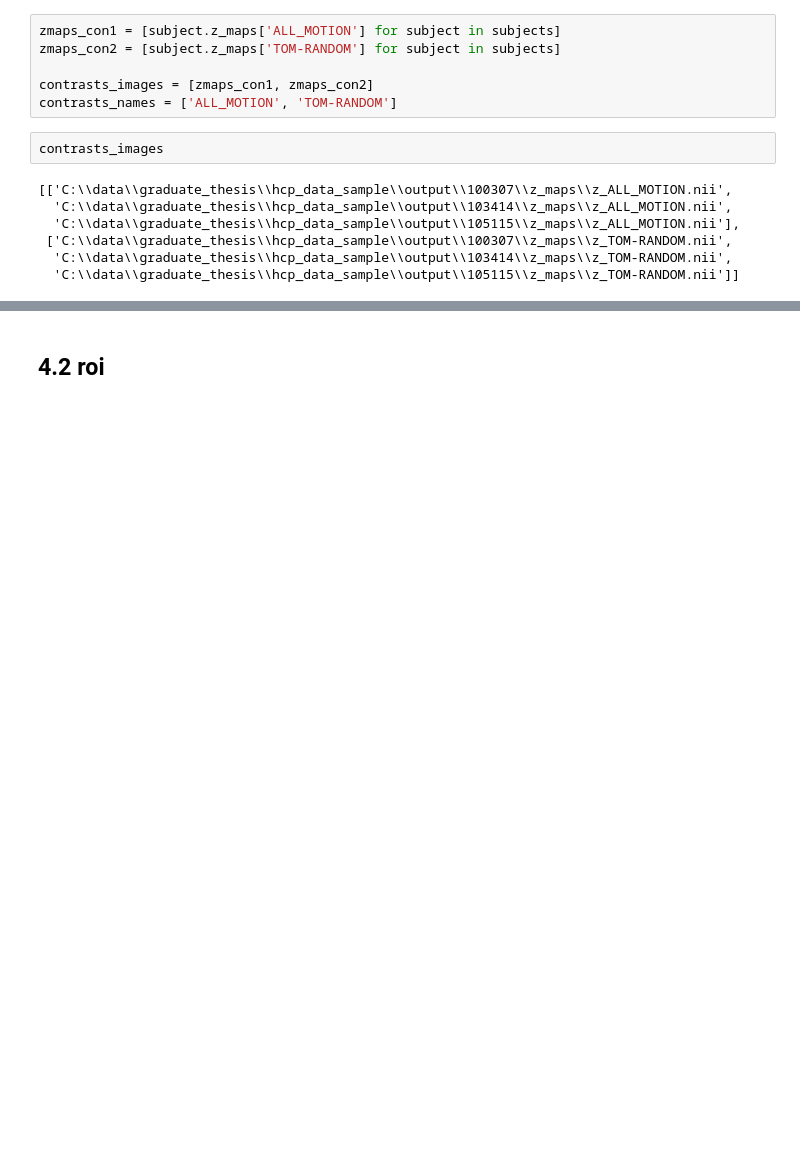
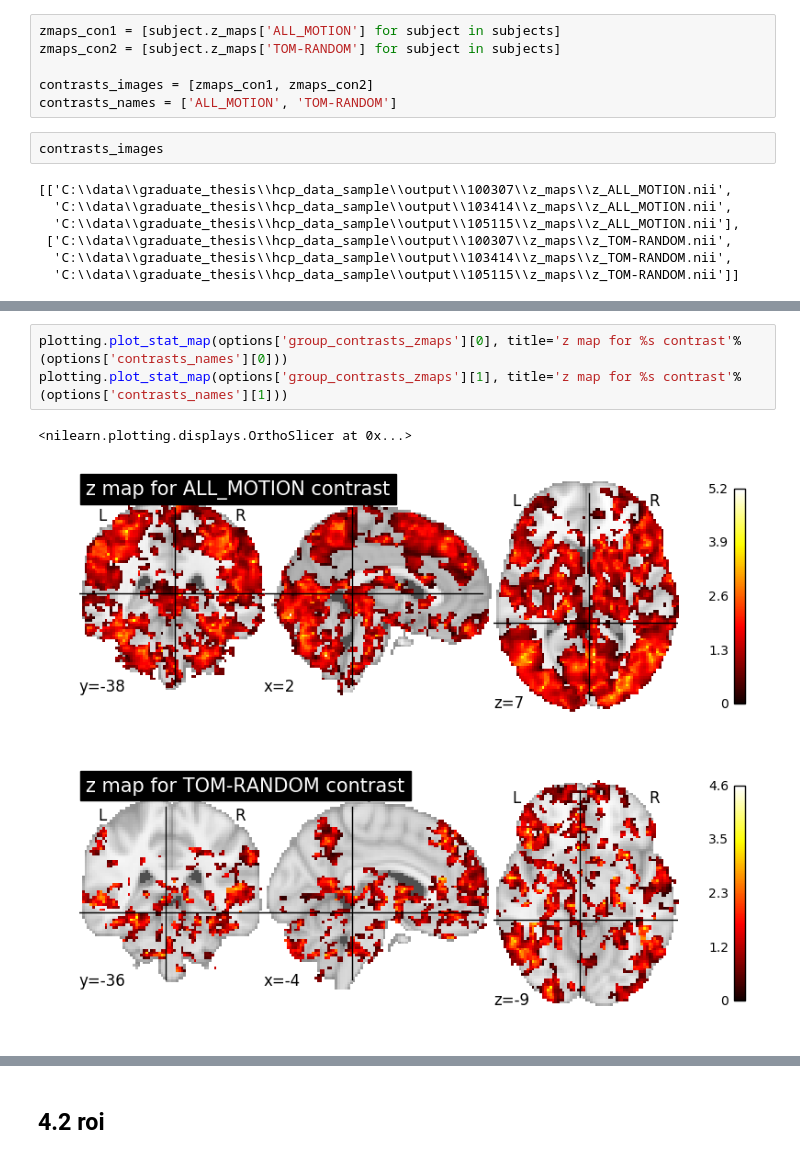
Before and after one commit to notakamilice/graduate_thesis, a Jupyter notebook: fmri_analysis_pipeline.ipynb, the cells around one changed output, grey strips where cells are left out. Cells and saved outputs as stored; diff of their text form; blank space fills up the shorter version.

```diff
--- a/fmri_analysis_pipeline.ipynb
+++ b/fmri_analysis_pipeline.ipynb
@@ -1181,0 +1214,7 @@ plt.show()
+# %%
+plotting.plot_stat_map(options['group_contrasts_zmaps'][0], title='z map for %s contrast'%(options['contrasts_names'][0]))
+plotting.plot_stat_map(options['group_contrasts_zmaps'][1], title='z map for %s contrast'%(options['contrasts_names'][1]))
+# %% [output]
+<nilearn.plotting.displays.OrthoSlicer at 0x...>
+[figure, added]
+[figure, added]
```
Also changed, not shown: parts of 36 cells of this notebook.
